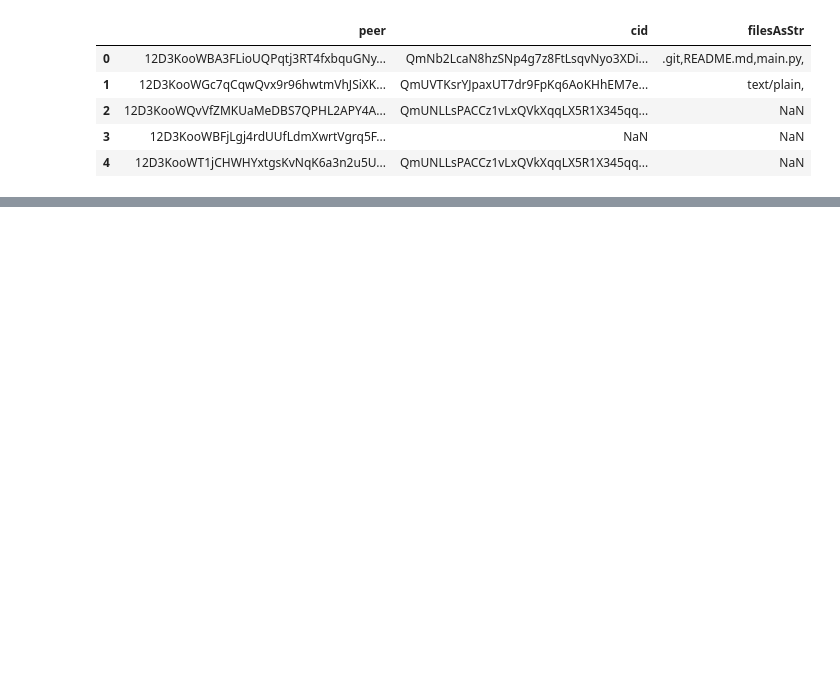
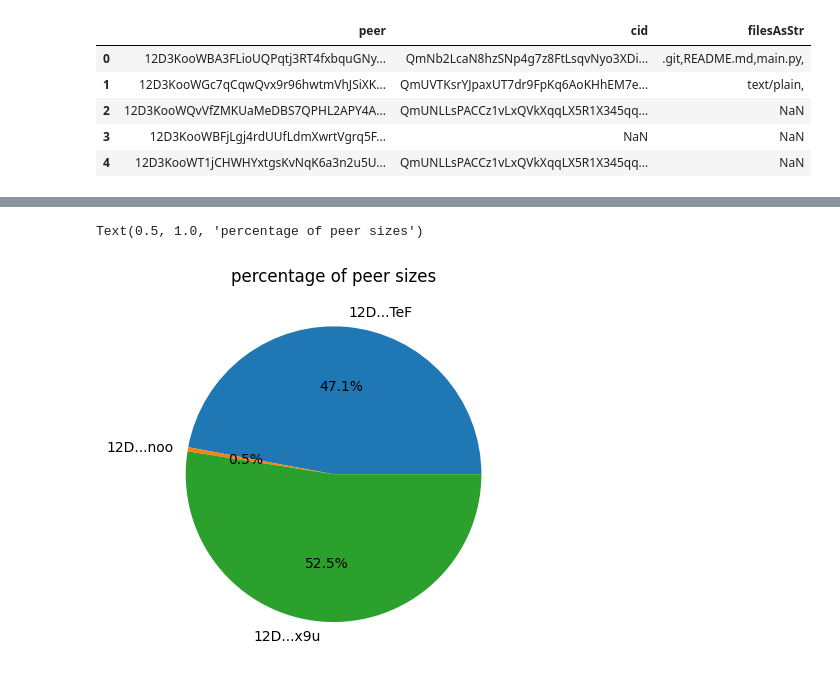
Before and after one commit to AxelGard/seek-ipns, a Jupyter notebook: playground/peer_data.ipynb, the cells around one changed output, grey strips where cells are left out. Drawn from its saved outputs; the diff is of its cells as text; code cells hidden in the pictures; blank space fills up the shorter version.

```diff
--- a/playground/peer_data.ipynb
+++ b/playground/peer_data.ipynb
@@ -46,0 +58,5 @@ pd.DataFrame(temp).set_index("file").plot.bar()
+# %%
+import pandas as pd
+df = pd.read_csv("../cid_data.csv")
+df["peer"] = df["peer"].apply(lambda p: p[:3] + '...' + p[-3:])
+df.head()
@@ -46,0 +70,19 @@ pd.DataFrame(temp).set_index("file").plot.bar()
+# %%
+from collections import defaultdict
+
+peer_size = {}
+peer_size["peer"] = df["peer"]
+peer_size["size"] = df["size"]
+
+peer_size_count = defaultdict(int)
+for i, p in enumerate(peer_size["peer"]):
+    peer_size_count[p]+=peer_size["size"][i]
+# %%
+import matplotlib.pyplot as plt
+
+fig, ax = plt.subplots()
+ax.pie(list(peer_size_count.values()), labels=list(peer_size_count.keys()), autopct='%1.1f%%')
+plt.title("percentage of peer sizes")
+# %% [output]
+Text(0.5, 1.0, 'percentage of peer sizes')
+[figure, added]
```
Also changed, not shown: parts of 14 cells of this notebook, 11 other files.
